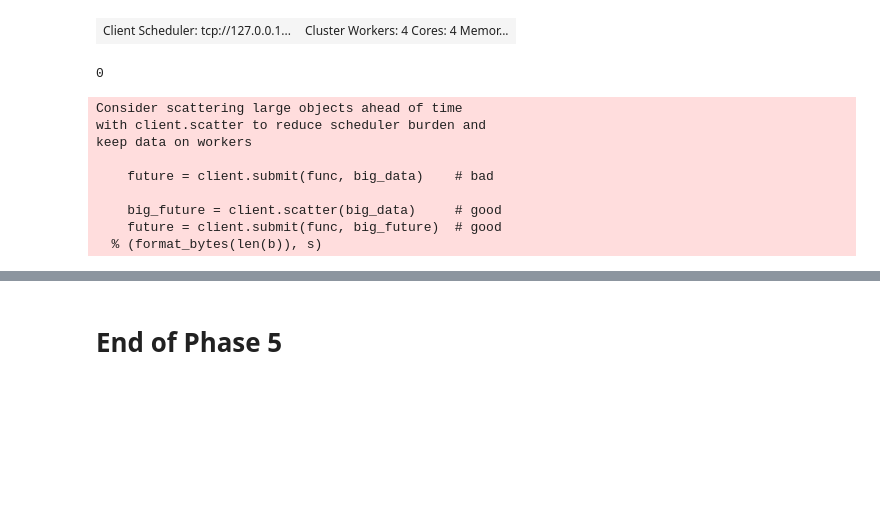
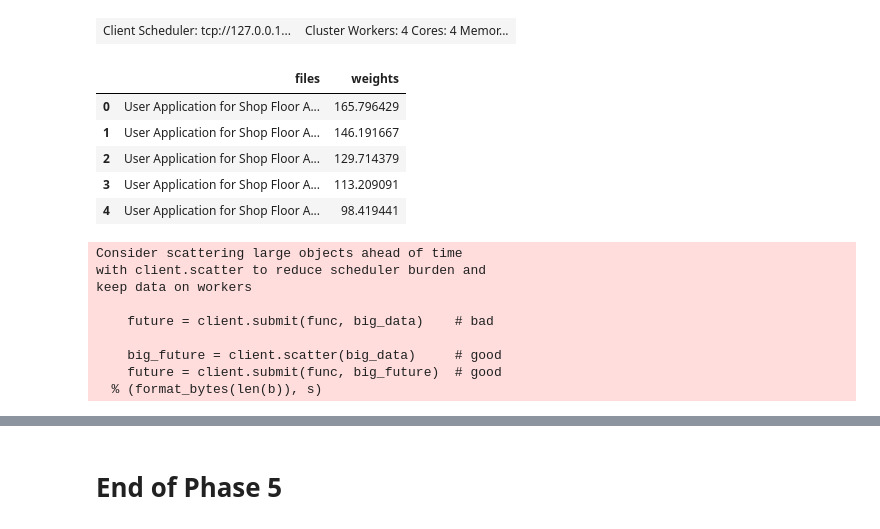
Before and after one commit to dhairyasheelsutar/Document-Information-Retrieval, a Jupyter notebook: Distributed_caching.ipynb, the cells around one changed output, grey strips where cells are left out. Saved outputs shown, nothing was run; the diff lists cells and outputs as text; code cells hidden in the pictures; blank space fills up the shorter version.

```diff
--- a/Distributed_caching.ipynb
+++ b/Distributed_caching.ipynb
@@ -24,8 +25,10 @@ client
 # %% [output]
 | Client Scheduler: tcp://127.0.0.1... | Cluster Workers: 4 Cores: 4 Memor... |
 # %%
-def convert_to_distributed(path, partitions):
+def convert_to_distributed(path, partitions, choice=None):
     feature_matrix = joblib.load(path)
+    if choice != None:
+        feature_matrix = feature_matrix.iloc[1:]
     feature_matrix.reset_index(inplace=True)
     dask_matrix = dd.from_pandas(feature_matrix, npartitions=partitions)
     del feature_matrix
@@ -39,25 +42,30 @@ doc2vec_feature_matrix = convert_to_distributed("./model/doc2vec_embeddings.pkl"
 svd_feature_matrix = svd_feature_matrix.drop("files", axis=1)
 doc2vec_feature_matrix = doc2vec_feature_matrix.drop("files", axis=1)
 # %%
-df = convert_to_distributed("./model/dataset.pkl", 4)
-files = df["files"]
-weights = df["weights"]
-del df
-gc.collect()
+df = convert_to_distributed("./model/dataset.pkl", 4, 1)
+df = df.drop(labels=["level_0", "index"], axis=1)
+df = df.drop("keywords", axis=1)
+df["weights"] = df["weights"].astype(float)
-# %% [output]
-0
-# %%
-files = client.persist(files)
-svd_feature_matrix = client.persist(svd_feature_matrix)
-doc2vec_feature_matrix = client.persist(doc2vec_feature_matrix)
-weights = client.persist(weights)
-# %% [output]
-Consider scattering large objects ahead of time
-with client.scatter to reduce scheduler burden and
-keep data on workers
-
-    future = client.submit(func, big_data)    # bad
-
-    big_future = client.scatter(big_data)     # good
-    future = client.submit(func, big_future)  # good
-  % (format_bytes(len(b)), s)
+# %%
+df.head()
+# %% [output]
+|  | files | weights |
+| 0 | User Application for Shop Floor A... | 165.796429 |
+| 1 | User Application for Shop Floor A... | 146.191667 |
+| 2 | User Application for Shop Floor A... | 129.714379 |
+| 3 | User Application for Shop Floor A... | 113.209091 |
+| 4 | User Application for Shop Floor A... | 98.419441 |
+# %%
+svd_feature_matrix = svd_feature_matrix.persist()
+doc2vec_feature_matrix = doc2vec_feature_matrix.persist()
+df = df.persist()
+# %% [output]
+Consider scattering large objects ahead of time
+with client.scatter to reduce scheduler burden and
+keep data on workers
+
+    future = client.submit(func, big_data)    # bad
+
+    big_future = client.scatter(big_data)     # good
+    future = client.submit(func, big_future)  # good
+  % (format_bytes(len(b)), s)
```
Also changed, not shown: parts of 6 cells of this notebook, 3 other files.
